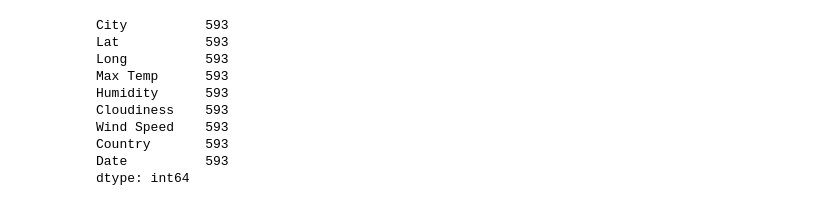
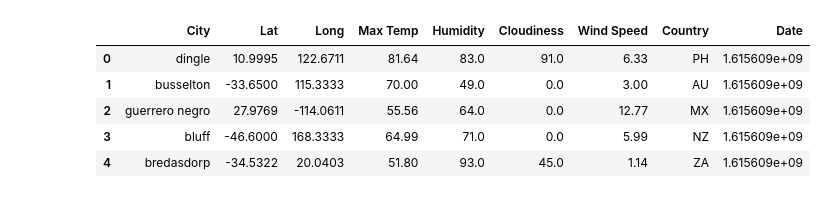
Before and after one commit to garrettg615/python-api-challenge, a Jupyter notebook: WeatherPy/WeatherPy.ipynb, the cells around one changed output. Cells and saved outputs as stored; diff of their text form; code cells hidden in the pictures.

```diff
--- a/WeatherPy/WeatherPy.ipynb
+++ b/WeatherPy/WeatherPy.ipynb
@@ -96,19 +96,15 @@ processing record 638 of 639 | araguaina
 # %%
 ## Clean up data from json and store in new variable - clean_weather_df
 clean_weather_df = city_weather_df.replace(r'^\s*$', np.nan, regex=True)
 clean_weather_df = clean_weather_df.dropna(axis=0,how='any')
-clean_weather_df.count()
+clean_weather_df.head()
 # %% [output]
-City          593
-Lat           593
-Long          593
-Max Temp      593
-Humidity      593
-Cloudiness    593
-Wind Speed    593
-Country       593
-Date          593
-dtype: int64
+|  | City | Lat | Long | Max Temp | Humidity | Cloudiness | Wind Speed | Country | Date |
+| 0 | dingle | 10.9995 | 122.6711 | 81.64 | 83.0 | 91.0 | 6.33 | PH | 1.615609e+09 |
+| 1 | busselton | -33.6500 | 115.3333 | 70.00 | 49.0 | 0.0 | 3.00 | AU | 1.615609e+09 |
+| 2 | guerrero negro | 27.9769 | -114.0611 | 55.56 | 64.0 | 0.0 | 12.77 | MX | 1.615609e+09 |
+| 3 | bluff | -46.6000 | 168.3333 | 64.99 | 71.0 | 0.0 | 5.99 | NZ | 1.615609e+09 |
+| 4 | bredasdorp | -34.5322 | 20.0403 | 51.80 | 93.0 | 45.0 | 1.14 | ZA | 1.615609e+09 |
 # %%
 ## Export data to csv file
 clean_weather_df.to_csv('../Output/weather_data.csv',index=False)
```
Also changed, not shown: parts of 12 cells of this notebook, 17 other files.
